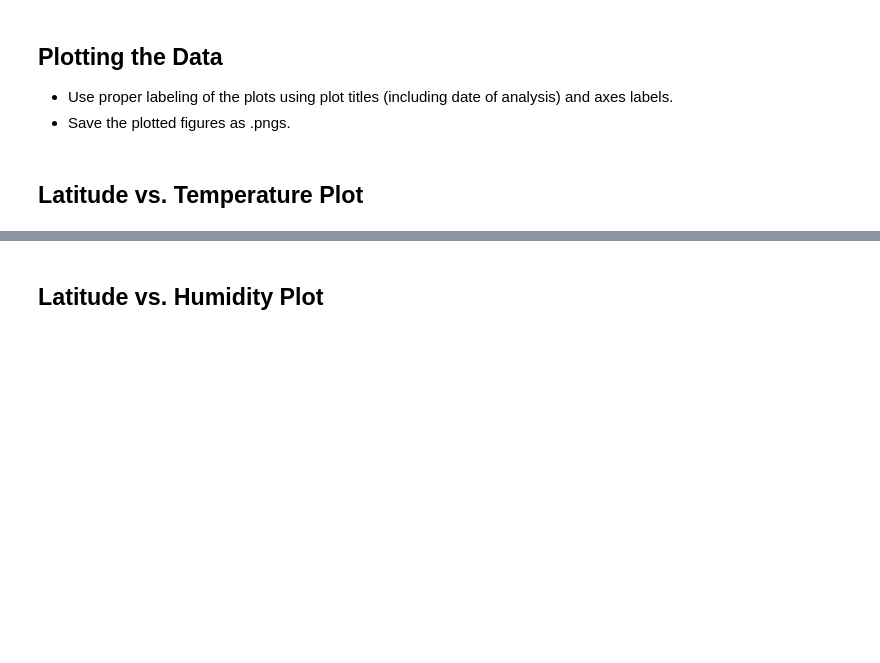
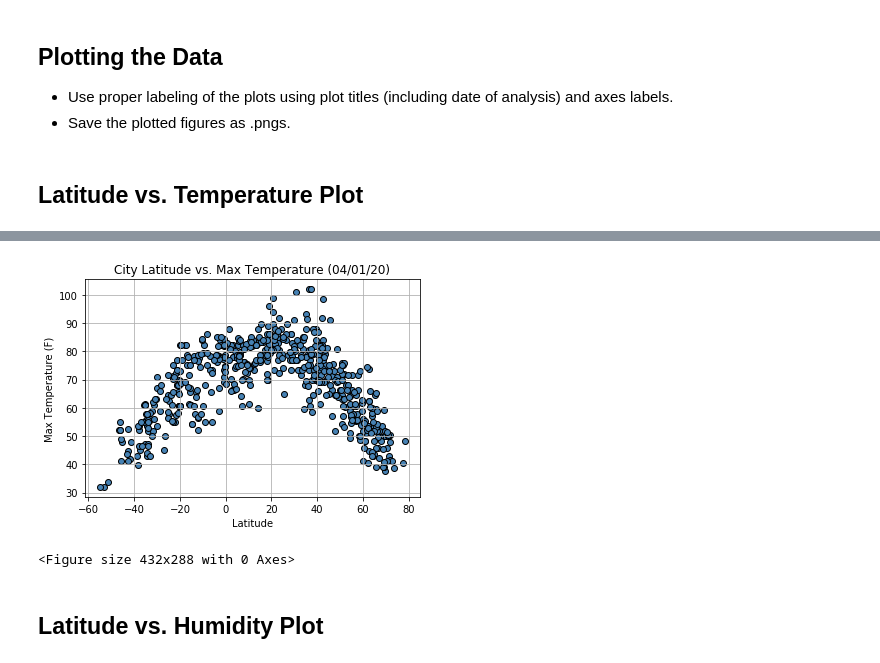
Before and after one commit to tawnynichols/python-api-challenge, a Jupyter notebook: WeatherPy/WeatherPy.ipynb, the cells around one changed output, grey strips where cells are left out. Cells and saved outputs as stored; diff of their text form; code cells hidden in the pictures; blank space fills up the shorter version.

```diff
--- a/WeatherPy/WeatherPy.ipynb
+++ b/WeatherPy/WeatherPy.ipynb
@@ -227,8 +221,10 @@ clean_city_data
 # %%
 # Extract relevant fields from the data frame
+plot_data = clean_city_data[["City Name","Lat","Lng","Max Temp","Humidity","Cloudiness","Wind Speed","Country"]]
 
 
 # Export the City_Data into a csv
+plot_data.to_csv("output_data/city_data.csv")
 # %% [markdown]
 ## Plotting the Data
 * Use proper labeling of the plots using plot titles (including date of analysis) and axes labels.
@@ -241,2 +234,19 @@ clean_city_data
+# %%
+# Create Plot
+x_axis = plot_data["Lat"]
+y_axis = plot_data["Max Temp"]
+
+fig, ax = plt.subplots()
+ax.scatter(x_axis,y_axis, c='steelblue', edgecolors='black', linewidth=1)
+plt.title('City Latitude vs. Max Temperature (04/01/20)')
+plt.xlabel('Latitude')
+plt.ylabel('Max Temperature (F)')
+plt.grid(True)
+plt.show()
+
+plt.savefig("output_data\Lat_vs_Temp.png")
+# %% [output]
+[figure, added]
+<Figure size 432x288 with 0 Axes>
 # %% [markdown]
 ## Latitude vs. Humidity Plot
```
Also changed, not shown: parts of 35 cells of this notebook, 11 other files.
